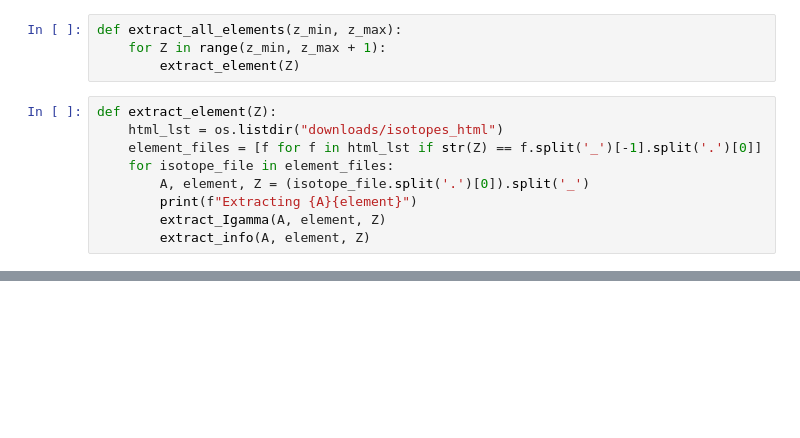
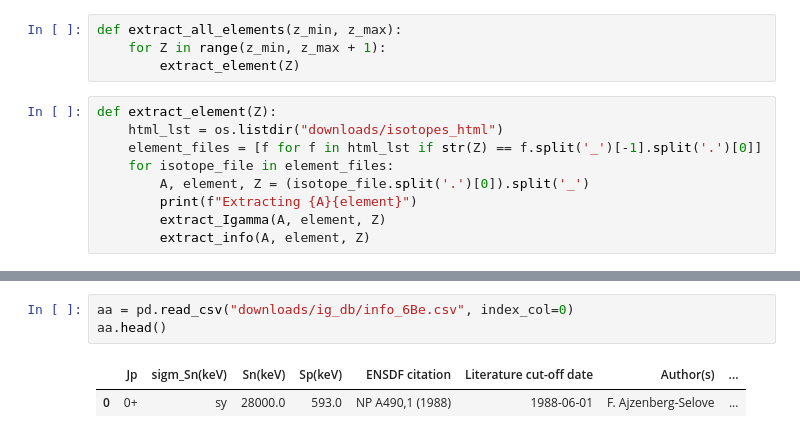
Before and after one commit to rzehumat/HPGeResAnalyzer, a Jupyter notebook: download_all.ipynb, the cells around one changed output, grey strips where cells are left out. Cells and saved outputs as stored; diff of their text form; blank space fills up the shorter version.

```diff
--- a/download_all.ipynb
+++ b/download_all.ipynb
@@ -233,3 +261,9 @@ def extract_info(A, element, Z):
+# %%
+aa = pd.read_csv("downloads/ig_db/info_6Be.csv", index_col=0)
+aa.head()
+# %% [output]
+|  | Jp | sigm_Sn(keV) | Sn(keV) | Sp(keV) | ENSDF citation | Literature cut-off date | Author(s) | ... |
+| 0 | 0+ | sy | 28000.0 | 593.0 | NP A490,1 (1988) | 1988-06-01 | F. Ajzenberg-Selove | ... |
 # %%
 download_range(Z_MIN, Z_MAX)
 parse_isotopes_range(Z_MIN,Z_MAX)
```
Also changed, not shown: parts of 8 cells of this notebook.
